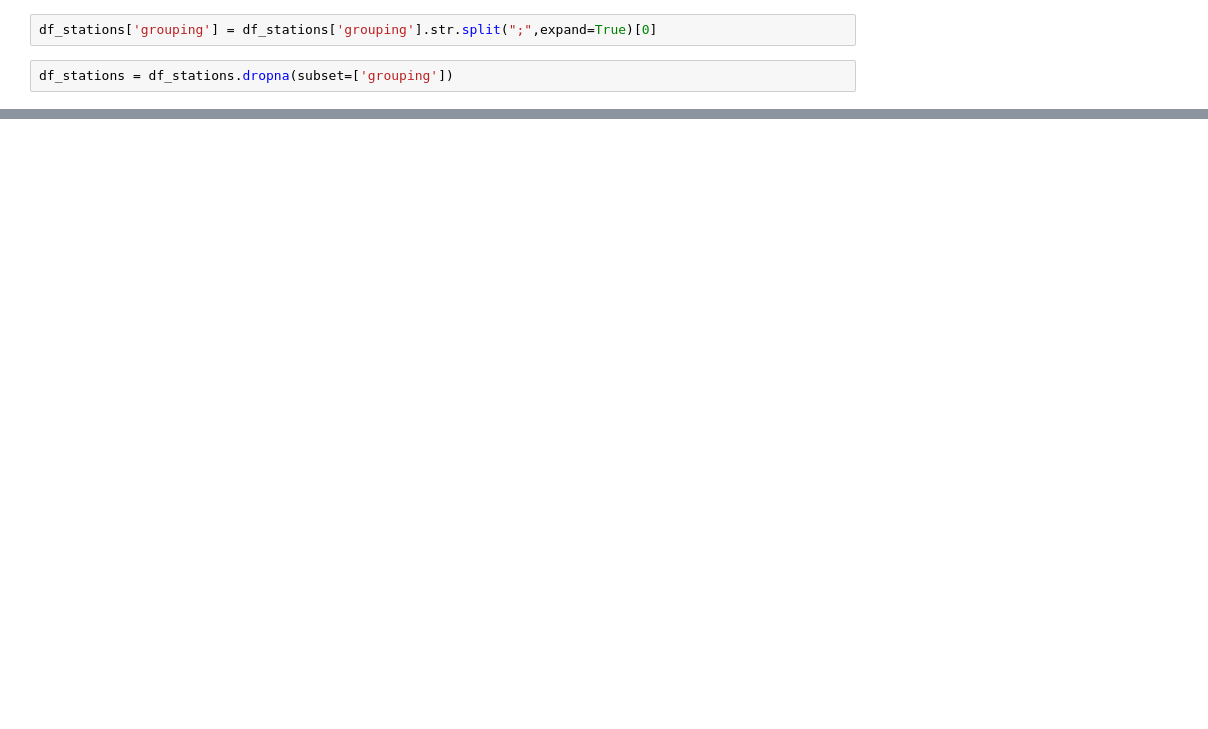
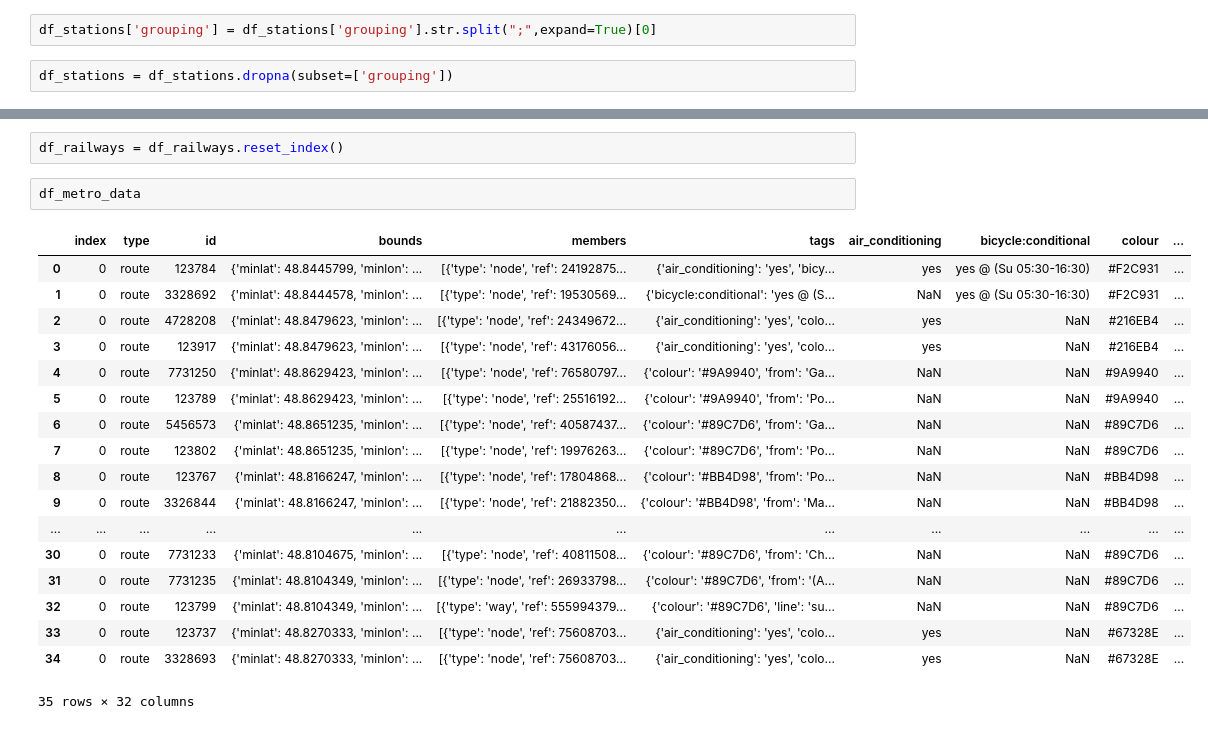
Before and after one commit to charlie9578/openstreetmap-mapping, a Jupyter notebook: examples/underground.ipynb, the cells around one changed output, grey strips where cells are left out. Saved outputs shown, nothing was run; the diff lists cells and outputs as text; blank space fills up the shorter version.

```diff
--- a/examples/underground.ipynb
+++ b/examples/underground.ipynb
@@ -106,0 +699,23 @@ show(p)
+# %%
+df_railways = df_railways.reset_index()
+# %%
+df_metro_data
+# %% [output]
+|  | index | type | id | bounds | members | tags | air_conditioning | bicycle:conditional | colour | ... |
+| 0 | 0 | route | 123784 | {'minlat': 48.8445799, 'minlon': ... | [{'type': 'node', 'ref': 24192875... | {'air_conditioning': 'yes', 'bicy... | yes | yes @ (Su 05:30-16:30) | #F2C931 | ... |
+| 1 | 0 | route | 3328692 | {'minlat': 48.8444578, 'minlon': ... | [{'type': 'node', 'ref': 19530569... | {'bicycle:conditional': 'yes @ (S... | NaN | yes @ (Su 05:30-16:30) | #F2C931 | ... |
+| 2 | 0 | route | 4728208 | {'minlat': 48.8479623, 'minlon': ... | [{'type': 'node', 'ref': 24349672... | {'air_conditioning': 'yes', 'colo... | yes | NaN | #216EB4 | ... |
+| 3 | 0 | route | 123917 | {'minlat': 48.8479623, 'minlon': ... | [{'type': 'node', 'ref': 43176056... | {'air_conditioning': 'yes', 'colo... | yes | NaN | #216EB4 | ... |
+| 4 | 0 | route | 7731250 | {'minlat': 48.8629423, 'minlon': ... | [{'type': 'node', 'ref': 76580797... | {'colour': '#9A9940', 'from': 'Ga... | NaN | NaN | #9A9940 | ... |
+| 5 | 0 | route | 123789 | {'minlat': 48.8629423, 'minlon': ... | [{'type': 'node', 'ref': 25516192... | {'colour': '#9A9940', 'from': 'Po... | NaN | NaN | #9A9940 | ... |
+| 6 | 0 | route | 5456573 | {'minlat': 48.8651235, 'minlon': ... | [{'type': 'node', 'ref': 40587437... | {'colour': '#89C7D6', 'from': 'Ga... | NaN | NaN | #89C7D6 | ... |
+| 7 | 0 | route | 123802 | {'minlat': 48.8651235, 'minlon': ... | [{'type': 'node', 'ref': 19976263... | {'colour': '#89C7D6', 'from': 'Po... | NaN | NaN | #89C7D6 | ... |
+| 8 | 0 | route | 123767 | {'minlat': 48.8166247, 'minlon': ... | [{'type': 'node', 'ref': 17804868... | {'colour': '#BB4D98', 'from': 'Po... | NaN | NaN | #BB4D98 | ... |
+| 9 | 0 | route | 3326844 | {'minlat': 48.8166247, 'minlon': ... | [{'type': 'node', 'ref': 21882350... | {'colour': '#BB4D98', 'from': 'Ma... | NaN | NaN | #BB4D98 | ... |
+| ... | ... | ... | ... | ... | ... | ... | ... | ... | ... | ... |
+| 30 | 0 | route | 7731233 | {'minlat': 48.8104675, 'minlon': ... | [{'type': 'node', 'ref': 40811508... | {'colour': '#89C7D6', 'from': 'Ch... | NaN | NaN | #89C7D6 | ... |
+| 31 | 0 | route | 7731235 | {'minlat': 48.8104349, 'minlon': ... | [{'type': 'node', 'ref': 26933798... | {'colour': '#89C7D6', 'from': '(A... | NaN | NaN | #89C7D6 | ... |
+| 32 | 0 | route | 123799 | {'minlat': 48.8104349, 'minlon': ... | [{'type': 'way', 'ref': 555994379... | {'colour': '#89C7D6', 'line': 'su... | NaN | NaN | #89C7D6 | ... |
+| 33 | 0 | route | 123737 | {'minlat': 48.8270333, 'minlon': ... | [{'type': 'node', 'ref': 75608703... | {'air_conditioning': 'yes', 'colo... | yes | NaN | #67328E | ... |
+| 34 | 0 | route | 3328693 | {'minlat': 48.8270333, 'minlon': ... | [{'type': 'node', 'ref': 75608703... | {'air_conditioning': 'yes', 'colo... | yes | NaN | #67328E | ... |
+35 rows × 32 columns
```
Also changed, not shown: parts of 37 cells of this notebook.
